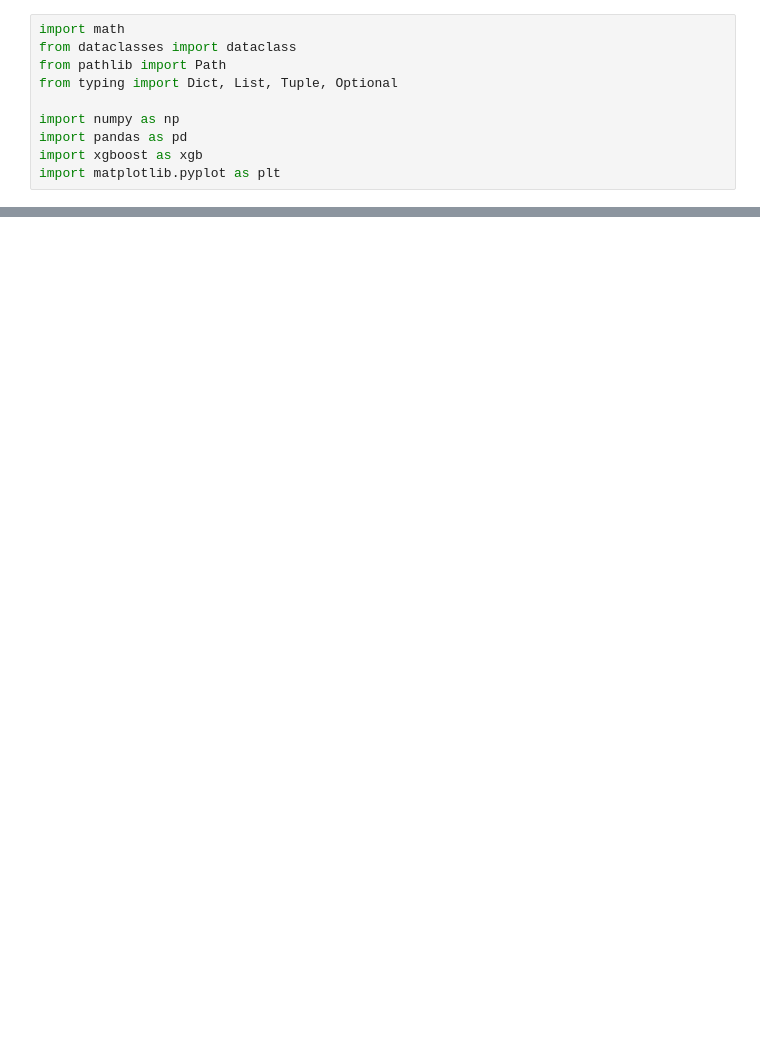
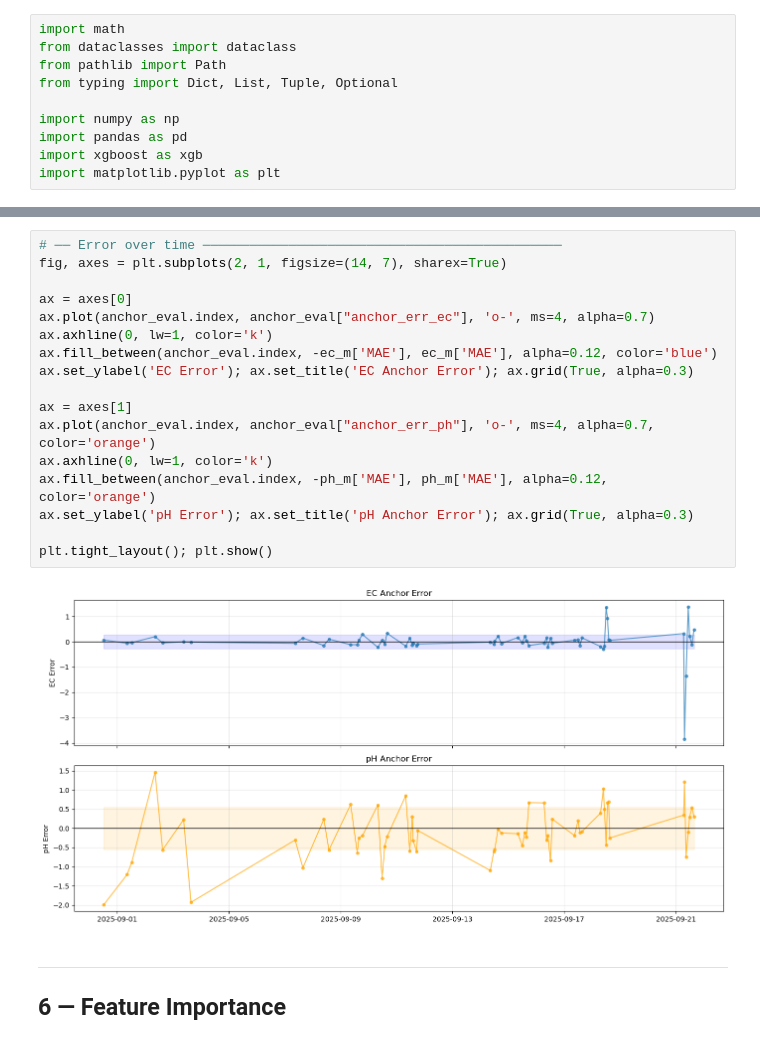
Before and after one commit to EliyahuEden/Predictive_Modeling_Of_Rootzone_Variables_Using_Greenhouse_Data, a Jupyter notebook: scripts/Rootzone_Rollout.ipynb, the cells around one changed output, grey strips where cells are left out. Saved outputs shown, nothing was run; the diff lists cells and outputs as text; blank space fills up the shorter version.

```diff
--- a/scripts/Rootzone_Rollout.ipynb
+++ b/scripts/Rootzone_Rollout.ipynb
@@ -440 +433,23 @@ pH metrics: {'n': 89, 'MAE': 0.6626480617135596, 'RMSE': 0.8756689190960979, 'Bi
+# %%
+# ── Error over time ──────────────────────────────────────────────
+fig, axes = plt.subplots(2, 1, figsize=(14, 7), sharex=True)
+
+ax = axes[0]
+ax.plot(anchor_eval.index, anchor_eval["anchor_err_ec"], 'o-', ms=4, alpha=0.7)
+ax.axhline(0, lw=1, color='k')
+ax.fill_between(anchor_eval.index, -ec_m['MAE'], ec_m['MAE'], alpha=0.12, color='blue')
+ax.set_ylabel('EC Error'); ax.set_title('EC Anchor Error'); ax.grid(True, alpha=0.3)
+
+ax = axes[1]
+ax.plot(anchor_eval.index, anchor_eval["anchor_err_ph"], 'o-', ms=4, alpha=0.7, color='orange')
+ax.axhline(0, lw=1, color='k')
+ax.fill_between(anchor_eval.index, -ph_m['MAE'], ph_m['MAE'], alpha=0.12, color='orange')
+ax.set_ylabel('pH Error'); ax.set_title('pH Anchor Error'); ax.grid(True, alpha=0.3)
+
+plt.tight_layout(); plt.show()
+# %% [output]
+[figure, added]
+# %% [markdown]
+---
+## 6 — Feature Importance
 # %%
```
Also changed, not shown: parts of 18 cells of this notebook, 3 other files.
